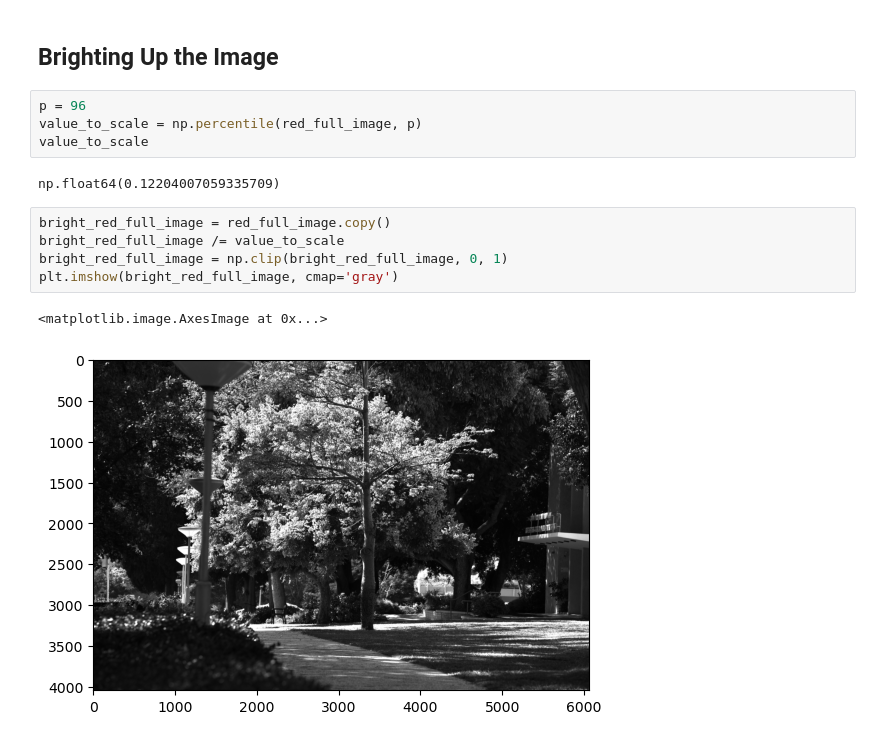
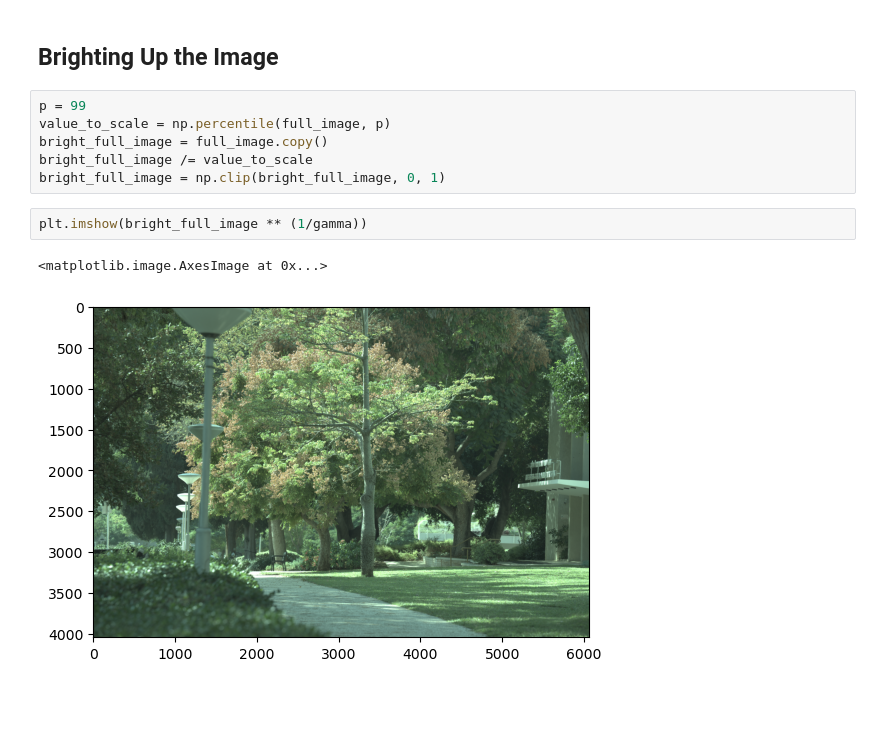
Before and after one commit to Chayush123/Computational-Imaging-Course, a Jupyter notebook: HW1/assgn1/HW1_code.ipynb, the cells around one changed output. Saved outputs shown, nothing was run; the diff lists cells and outputs as text; blank space fills up the shorter version.

```diff
--- a/HW1/assgn1/HW1_code.ipynb
+++ b/HW1/assgn1/HW1_code.ipynb
@@ -161,19 +161,16 @@ plt.imshow(full_image ** (1/gamma))
 # %% [markdown]
 ## Brighting Up the Image
 # %%
-p = 96
-value_to_scale = np.percentile(red_full_image, p)
-value_to_scale
+p = 99
+value_to_scale = np.percentile(full_image, p)
+bright_full_image = full_image.copy()
+bright_full_image /= value_to_scale
+bright_full_image = np.clip(bright_full_image, 0, 1)
-# %% [output]
-np.float64(0.12204007059335709)
-# %%
-bright_red_full_image = red_full_image.copy()
-bright_red_full_image /= value_to_scale
-bright_red_full_image = np.clip(bright_red_full_image, 0, 1)
-plt.imshow(bright_red_full_image, cmap='gray')
-# %% [output]
-<matplotlib.image.AxesImage at 0x...>
-[figure, removed]
+# %%
+plt.imshow(bright_full_image ** (1/gamma))
+# %% [output]
+<matplotlib.image.AxesImage at 0x...>
+[figure, added]
 # %%
 fig = plt.figure()
 fig.add_subplot(1, 2, 1)
```
Also changed, not shown: parts of 1 cell of this notebook.
